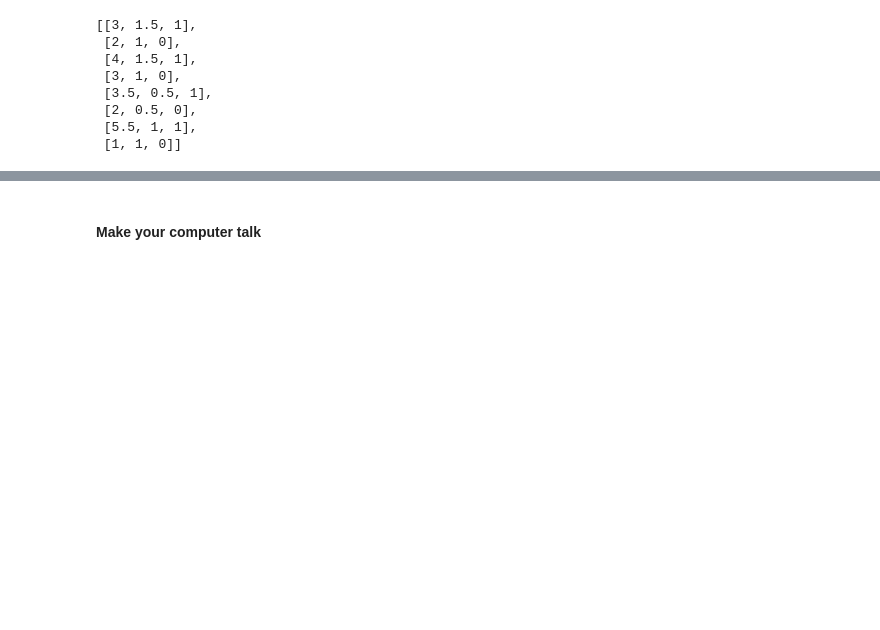
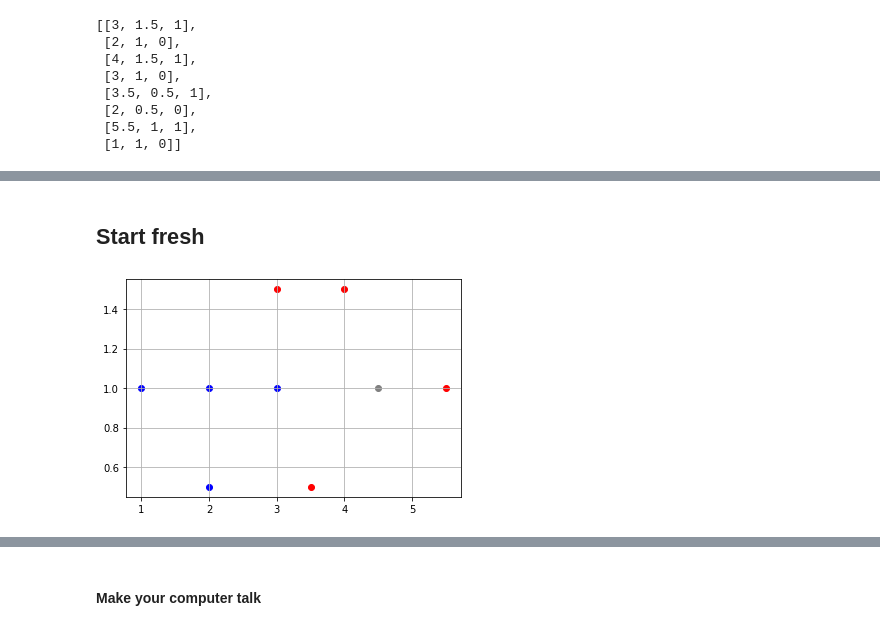
Before and after one commit to ScottBreitbach/DSC550, a Jupyter notebook: Week9/Videos/Beginner_intro_NN.ipynb, the cells around one changed output, grey strips where cells are left out. Saved outputs shown, nothing was run; the diff lists cells and outputs as text; code cells hidden in the pictures; blank space fills up the shorter version.

```diff
--- a/Week9/Videos/Beginner_intro_NN.ipynb
+++ b/Week9/Videos/Beginner_intro_NN.ipynb
@@ -544,0 +550,18 @@ plt.plot(costs)
+# %% [markdown]
+## Start fresh
+# %%
+# scatter plot them
+def vis_data():
+    plt.grid()
+
+    for i in range(len(data)):
+        c = 'r'
+        if data[i][2] == 0:
+            c = 'b'
+        plt.scatter([data[i][0]], [data[i][1]], c=c)
+
+    plt.scatter([mystery_flower[0]], [mystery_flower[1]], c='gray')
+
+vis_data()
+# %% [output]
+[figure, added]
```
Also changed, not shown: parts of 14 cells of this notebook, 3 other files.
